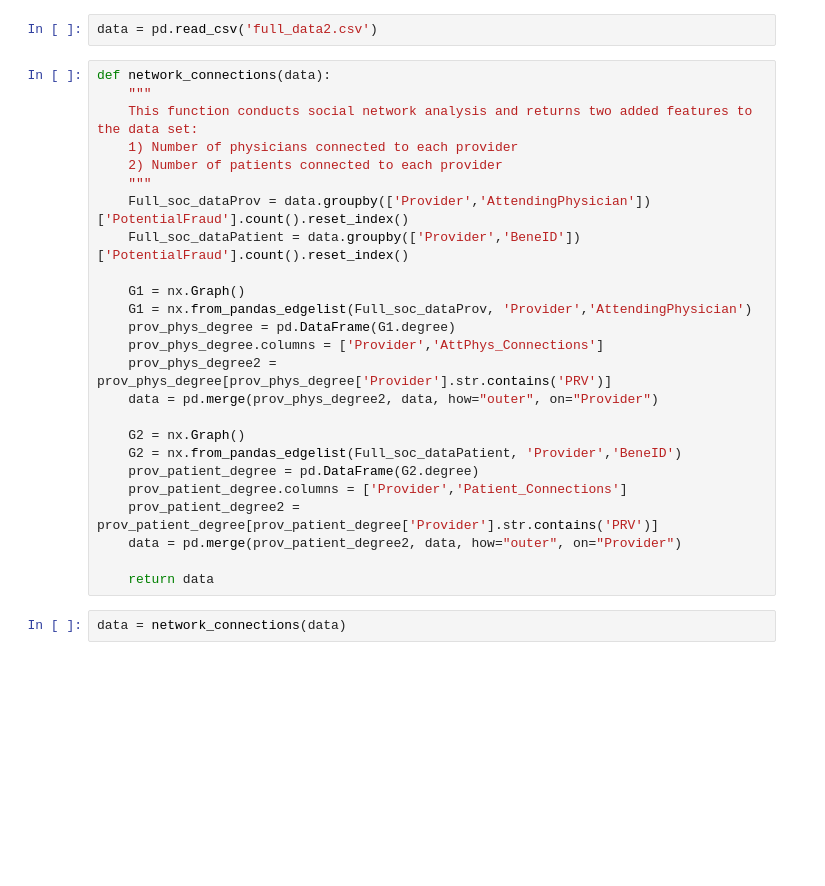
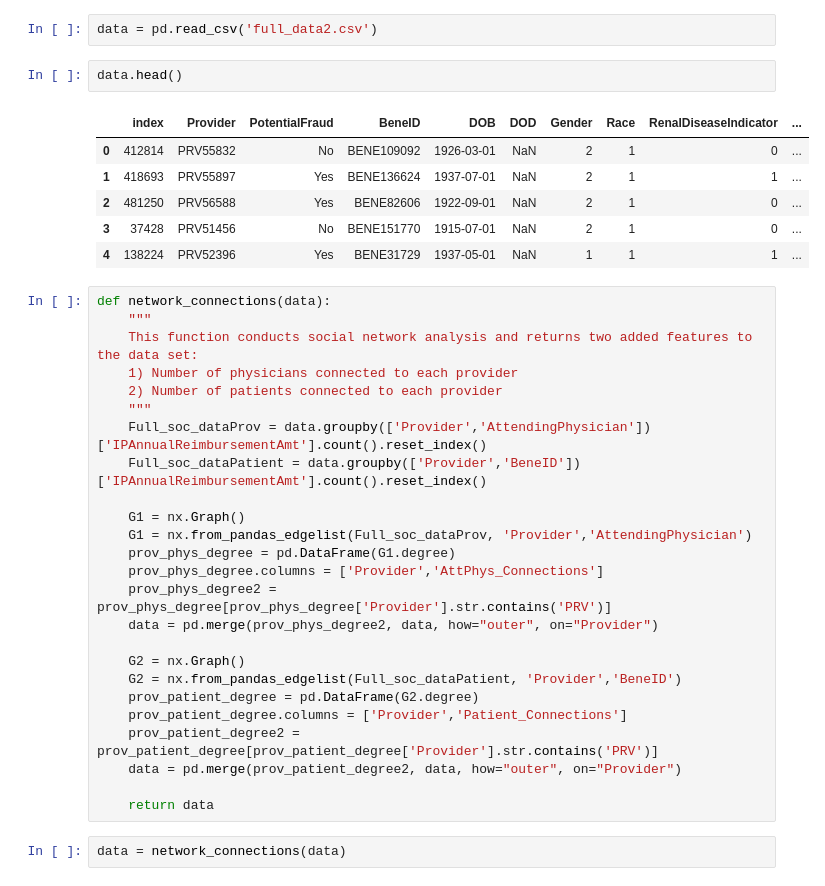
Before and after one commit to kristinteves/Healthcare_Fraud, a Jupyter notebook: Sara/Social_Network_Function.ipynb, the cells around one changed output. Drawn from its saved outputs; the diff is of its cells as text; blank space fills up the shorter version.

```diff
--- a/Sara/Social_Network_Function.ipynb
+++ b/Sara/Social_Network_Function.ipynb
@@ -16,6 +13,15 @@ pd.options.display.max_columns = None
 pd.options.display.max_rows = None
 # %%
 data = pd.read_csv('full_data2.csv')
+# %%
+data.head()
+# %% [output]
+|  | index | Provider | PotentialFraud | BeneID | DOB | DOD | Gender | Race | RenalDiseaseIndicator | ... |
+| 0 | 412814 | PRV55832 | No | BENE109092 | 1926-03-01 | NaN | 2 | 1 | 0 | ... |
+| 1 | 418693 | PRV55897 | Yes | BENE136624 | 1937-07-01 | NaN | 2 | 1 | 1 | ... |
+| 2 | 481250 | PRV56588 | Yes | BENE82606 | 1922-09-01 | NaN | 2 | 1 | 0 | ... |
+| 3 | 37428 | PRV51456 | No | BENE151770 | 1915-07-01 | NaN | 2 | 1 | 0 | ... |
+| 4 | 138224 | PRV52396 | Yes | BENE31729 | 1937-05-01 | NaN | 1 | 1 | 1 | ... |
 # %%
 def network_connections(data):
     """
@@ -23,8 +29,8 @@ def network_connections(data):
     1) Number of physicians connected to each provider
     2) Number of patients connected to each provider
     """
-    Full_soc_dataProv = data.groupby(['Provider','AttendingPhysician'])['PotentialFraud'].count().reset_index()
-    Full_soc_dataPatient = data.groupby(['Provider','BeneID'])['PotentialFraud'].count().reset_index()
+    Full_soc_dataProv = data.groupby(['Provider','AttendingPhysician'])['IPAnnualReimbursementAmt'].count().reset_index()
+    Full_soc_dataPatient = data.groupby(['Provider','BeneID'])['IPAnnualReimbursementAmt'].count().reset_index()
 
     G1 = nx.Graph()
     G1 = nx.from_pandas_edgelist(Full_soc_dataProv, 'Provider','AttendingPhysician')
```
Also changed, not shown: parts of 2 cells of this notebook, 1 other file.
